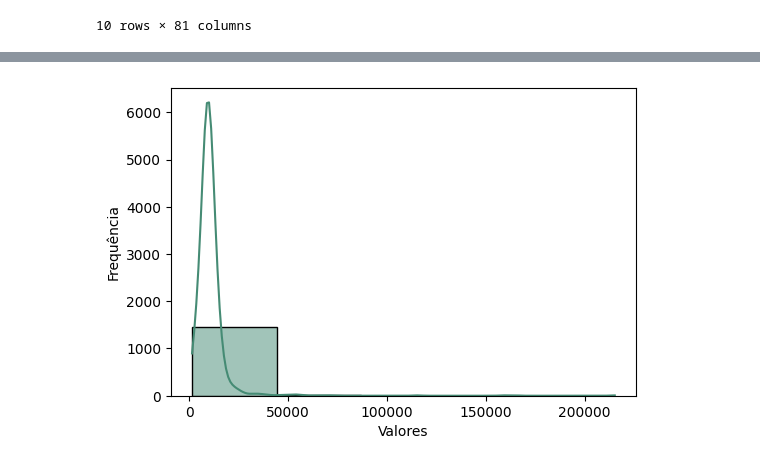
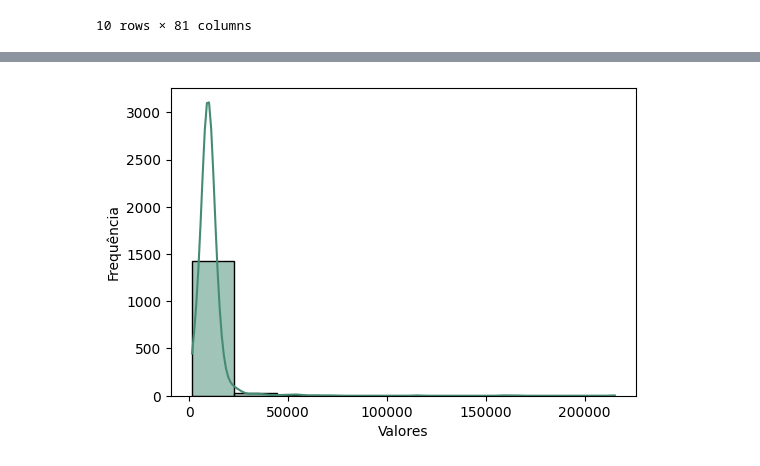
Before and after one commit to weltondionisio/USP_Redes_Neurais_Artificiais, a Jupyter notebook: Redes_Neurais_Aula_01.ipynb, the cells around one changed output, grey strips where cells are left out. Drawn from its saved outputs; the diff is of its cells as text; code cells hidden in the pictures.

```diff
--- a/Redes_Neurais_Aula_01.ipynb
+++ b/Redes_Neurais_Aula_01.ipynb
@@ -536,11 +535,11 @@ df.describe()
 8 rows × 38 columns
 # %%
 plt.figure(figsize=(6, 4))
-sns.histplot(df['LotArea'], kde=True, bins=5, color='#458b74')
+sns.histplot(df['LotArea'], kde=True, bins=10, color='#458b74')
 #plt.title('Distribuição de Preços dos Produtos')
 plt.xlabel('Valores') #texto
 plt.ylabel('Frequência')
 plt.savefig("histograma_2.png", dpi=600)
 plt.show()
 # %% [output]
-[figure, old version]
+[figure, new version]
```
Also changed, not shown: parts of 18 cells of this notebook.
